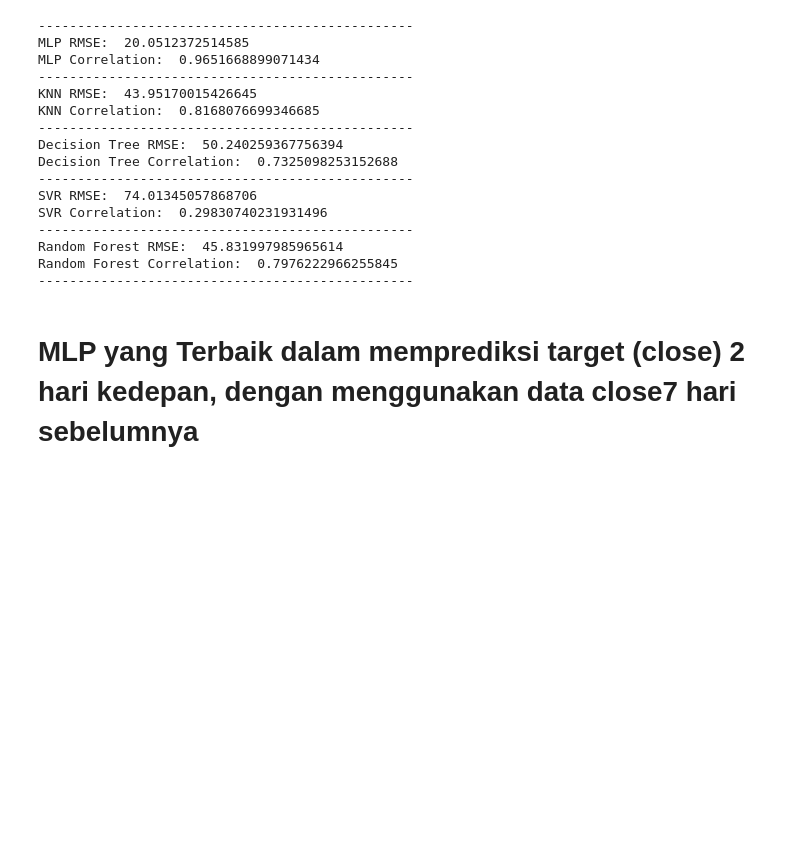
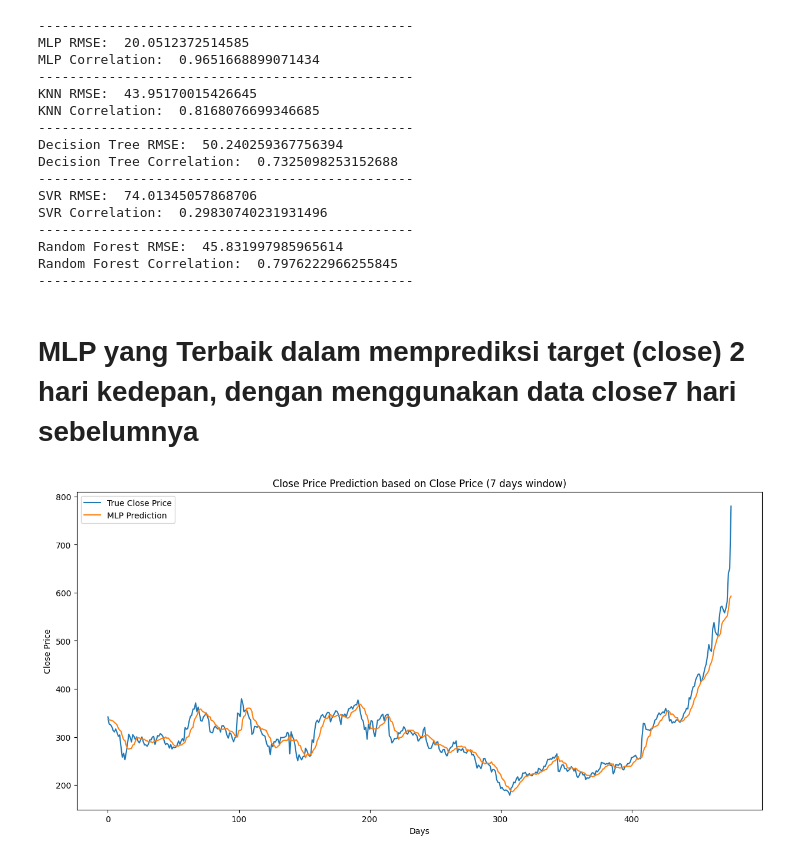
Before and after one commit to aliifam/ppd, a Jupyter notebook: ppd/pekan6/tugas.ipynb, the cells around one changed output. Drawn from its saved outputs; the diff is of its cells as text; code cells hidden in the pictures; blank space fills up the shorter version.

```diff
--- a/ppd/pekan6/tugas.ipynb
+++ b/ppd/pekan6/tugas.ipynb
@@ -226,3 +226,15 @@ Random Forest Correlation:  0.7976222966255845
 ------------------------------------------------
 # %% [markdown]
 # MLP yang Terbaik dalam memprediksi target (close) 2 hari kedepan, dengan menggunakan data close7 hari sebelumnya
+# %%
+# visualisasi perbandingan MLP dan real data karena MLP memiliki RMSE terendah dan correlation tertinggi
+plt.figure(figsize=(15, 7))
+plt.plot(test_close[window_size:], label='True Close Price')
+plt.plot(y_pred_mlp, label='MLP Prediction')
+plt.ylabel('Close Price')
+plt.xlabel('Days')
+plt.title('Close Price Prediction based on Close Price (7 days window)')
+plt.legend()
+plt.show()
+# %% [output]
+[figure, added]
```
Also changed, not shown: 1 other file.
